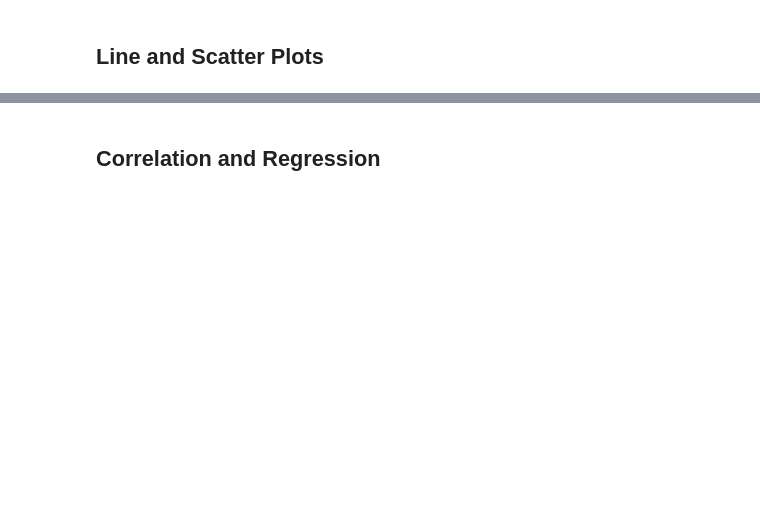
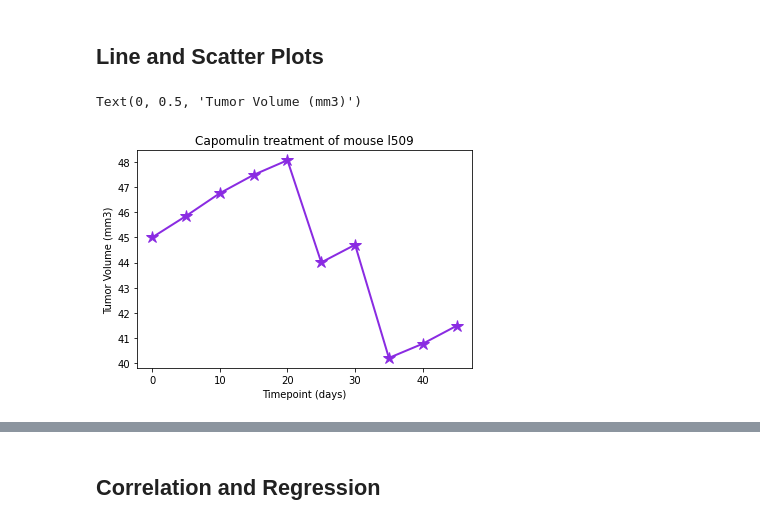
Before and after one commit to ChristyGruen/matplotlib-challenge, a Jupyter notebook: Pymaceuticals/pymaceuticals_Report.ipynb, the cells around one changed output, grey strips where cells are left out. Cells and saved outputs as stored; diff of their text form; code cells hidden in the pictures; blank space fills up the shorter version.

```diff
--- a/Pymaceuticals/pymaceuticals_Report.ipynb
+++ b/Pymaceuticals/pymaceuticals_Report.ipynb
@@ -450,19 +625,22 @@ plt.show()
 # %%
 # Generate a line plot of tumor volume vs. time point for a mouse treated with Capomulin (5 pts)
 #https://matplotlib.org/stable/api/markers_api.html
 #https://matplotlib.org/cheatsheets/_images/cheatsheets-2.png
 
 om = cleanmouse[['Mouse ID','Drug Regimen','Timepoint','Tumor Volume (mm3)']]
 om
-om2 = onemouse.loc[(onemouse['Drug Regimen']=='Capomulin')]
+om2 = om.loc[(om['Drug Regimen']=='Capomulin')]
 om2
 om3 = om2.loc[(om2['Mouse ID'] == 'l509')]
 om3
 
 plt.plot(om3['Timepoint'],om3['Tumor Volume (mm3)'], color = 'blueviolet',marker = '*', linestyle = 'solid',linewidth = 2, markersize = 12)
 plt.title('Capomulin treatment of mouse l509')
 plt.xlabel('Timepoint (days)')
 plt.ylabel('Tumor Volume (mm3)')
+# %% [output]
+Text(0, 0.5, 'Tumor Volume (mm3)')
+[figure, added]
 # %%
 # print out the cleanmouse table for reference  CG
 cleanmouse.head(1)
```
Also changed, not shown: parts of 17 cells of this notebook.
